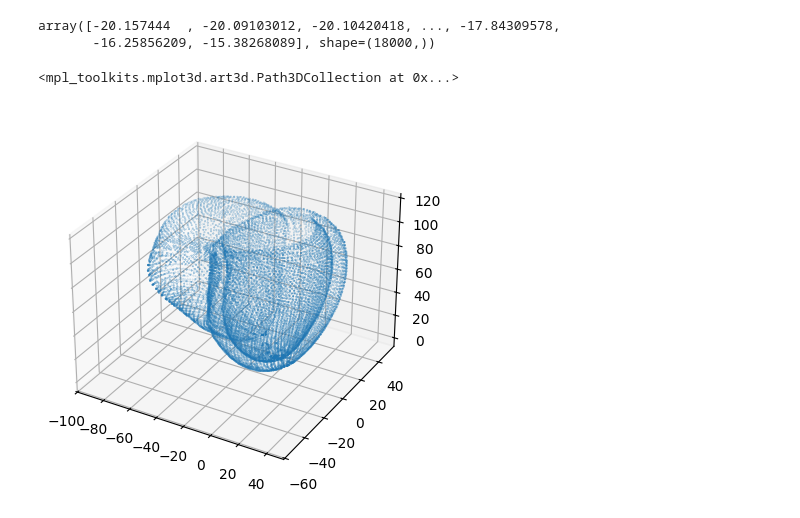
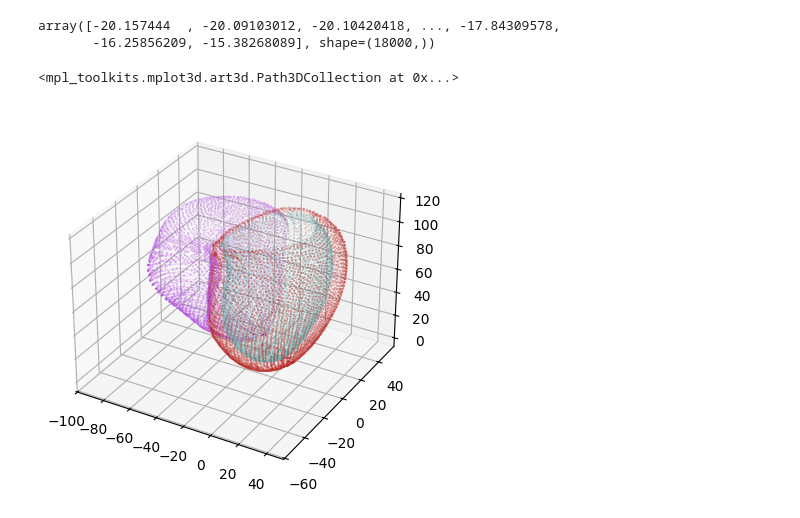
Before and after one commit to emilynurden/myocardial-infarction-predictions, a Jupyter notebook: notebooks:/data_exploration.ipynb, the cells around one changed output. Drawn from its saved outputs; the diff is of its cells as text; code cells hidden in the pictures.

```diff
--- a/notebooks:/data_exploration.ipynb
+++ b/notebooks:/data_exploration.ipynb
@@ -355,17 +355,28 @@ geometry0[0,:,0]
 # %% [output]
 array([-20.157444  , -20.09103012, -20.10420418, ..., -17.84309578,
        -16.25856209, -15.38268089], shape=(18000,))
+# %%
+
+from matplotlib.colors import ListedColormap, LinearSegmentedColormap
+colors = ['#6EB8BA', '#BB2A25', "#B453DE"]
+
+
+# Option 1: discrete colormap (for categories)
+my_cmap = ListedColormap(colors, name='my_custom_cmap')
+
+# Option 2: smooth gradient colormap (continuous)
+my_cmap_grad = LinearSegmentedColormap.from_list('my_gradient', colors)
 # %%
 # Plotting a point cloud
 fig = plt.figure()
 ax = plt.axes(projection='3d')
 
 xs = geometry0[0,:,0]
 ys = geometry0[0,:,1]
 zs = geometry0[0,:,2]
-#heart_part = geometry0[0,:,3]
+heart_part = geometry0[0,:,3]
 
-ax.scatter3D(xs,ys,zs, s = 0.05)
+ax.scatter3D(xs,ys,zs, s = 0.05, c=heart_part, cmap=my_cmap_grad)
 # %% [output]
 <mpl_toolkits.mplot3d.art3d.Path3DCollection at 0x...>
-[figure, old version]
+[figure, new version]
```
Also changed, not shown: 2 other files.
